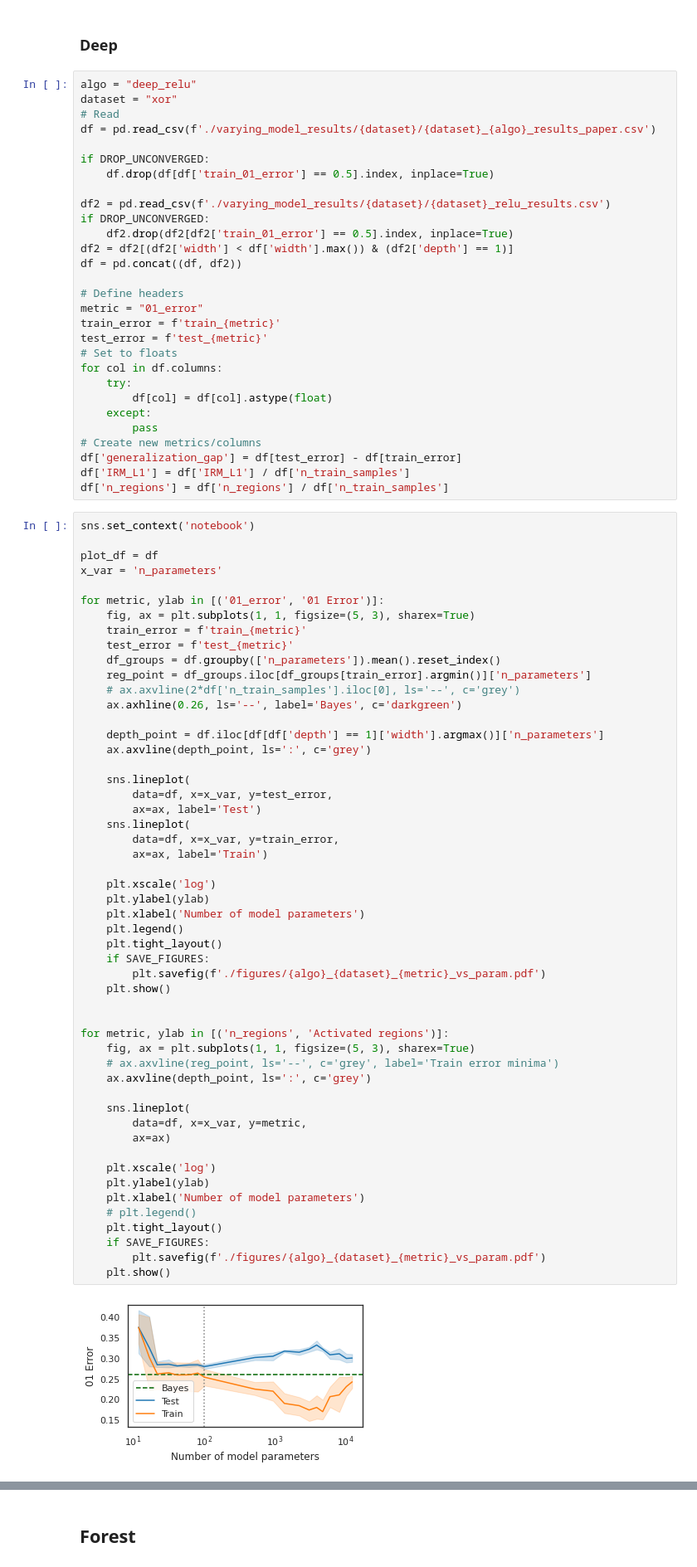
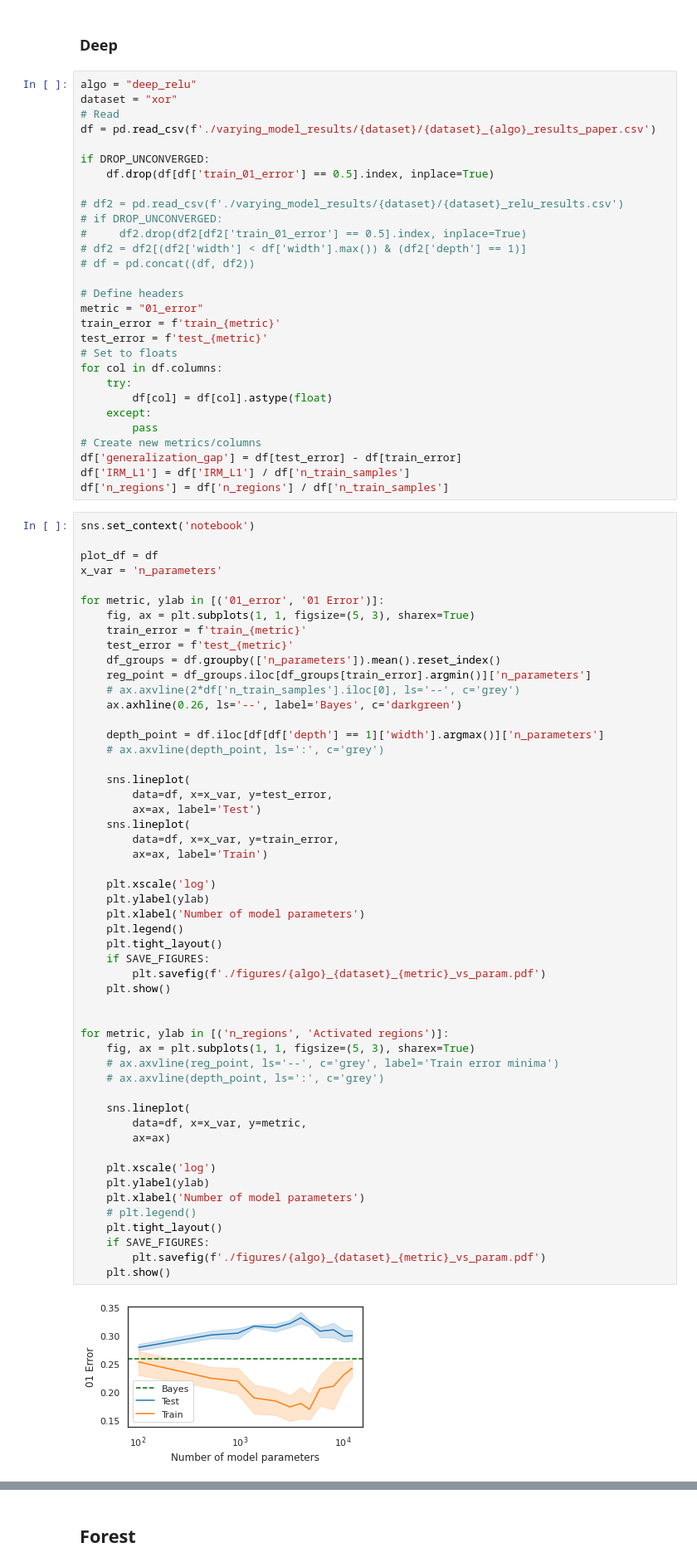
Before and after one commit to rflperry/double_descent, a Jupyter notebook: experiments/kaleab_xor_dd/plot_results.ipynb, the cells around one changed output, grey strips where cells are left out. Shown at 83% size. Cells and saved outputs as stored; diff of their text form.

```diff
--- a/experiments/kaleab_xor_dd/plot_results.ipynb
+++ b/experiments/kaleab_xor_dd/plot_results.ipynb
@@ -96,11 +96,11 @@ df = pd.read_csv(f'./varying_model_results/{dataset}/{dataset}_{algo}_results_pa
 if DROP_UNCONVERGED:
     df.drop(df[df['train_01_error'] == 0.5].index, inplace=True)
 
-df2 = pd.read_csv(f'./varying_model_results/{dataset}/{dataset}_relu_results.csv')
-if DROP_UNCONVERGED:
-    df2.drop(df2[df2['train_01_error'] == 0.5].index, inplace=True)
-df2 = df2[(df2['width'] < df['width'].max()) & (df2['depth'] == 1)]
-df = pd.concat((df, df2))
+# df2 = pd.read_csv(f'./varying_model_results/{dataset}/{dataset}_relu_results.csv')
+# if DROP_UNCONVERGED:
+#     df2.drop(df2[df2['train_01_error'] == 0.5].index, inplace=True)
+# df2 = df2[(df2['width'] < df['width'].max()) & (df2['depth'] == 1)]
+# df = pd.concat((df, df2))
 
 # Define headers
 metric = "01_error"
@@ -132,7 +132,7 @@ for metric, ylab in [('01_error', '01 Error')]:
     ax.axhline(0.26, ls='--', label='Bayes', c='darkgreen')
 
     depth_point = df.iloc[df[df['depth'] == 1]['width'].argmax()]['n_parameters']
-    ax.axvline(depth_point, ls=':', c='grey')
+    # ax.axvline(depth_point, ls=':', c='grey')
 
     sns.lineplot(
         data=df, x=x_var, y=test_error,
@@ -141,32 +141,32 @@ for metric, ylab in [('01_error', '01 Error')]:
         data=df, x=x_var, y=train_error,
         ax=ax, label='Train')
 
     plt.xscale('log')
     plt.ylabel(ylab)
     plt.xlabel('Number of model parameters')
     plt.legend()
     plt.tight_layout()
     if SAVE_FIGURES:
         plt.savefig(f'./figures/{algo}_{dataset}_{metric}_vs_param.pdf')
     plt.show()
 
 
 for metric, ylab in [('n_regions', 'Activated regions')]:
     fig, ax = plt.subplots(1, 1, figsize=(5, 3), sharex=True)
     # ax.axvline(reg_point, ls='--', c='grey', label='Train error minima')
-    ax.axvline(depth_point, ls=':', c='grey')
+    # ax.axvline(depth_point, ls=':', c='grey')
 
     sns.lineplot(
         data=df, x=x_var, y=metric,
         ax=ax)
 
     plt.xscale('log')
     plt.ylabel(ylab)
     plt.xlabel('Number of model parameters')
     # plt.legend()
     plt.tight_layout()
     if SAVE_FIGURES:
         plt.savefig(f'./figures/{algo}_{dataset}_{metric}_vs_param.pdf')
     plt.show()
 # %% [output]
-[figure, old version]
+[figure, new version]
```
Also changed, not shown: parts of 4 cells of this notebook, 4 other files.
